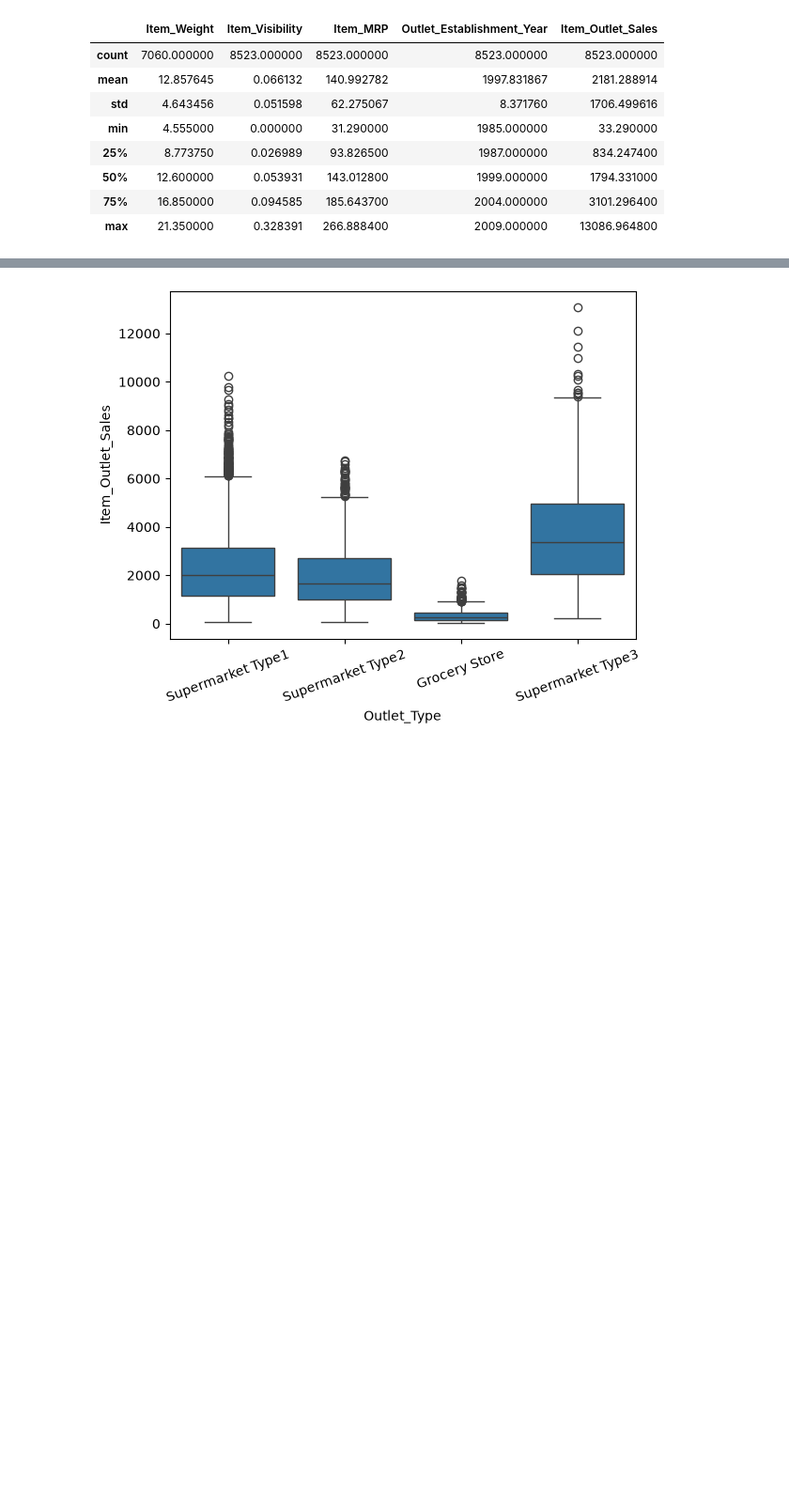
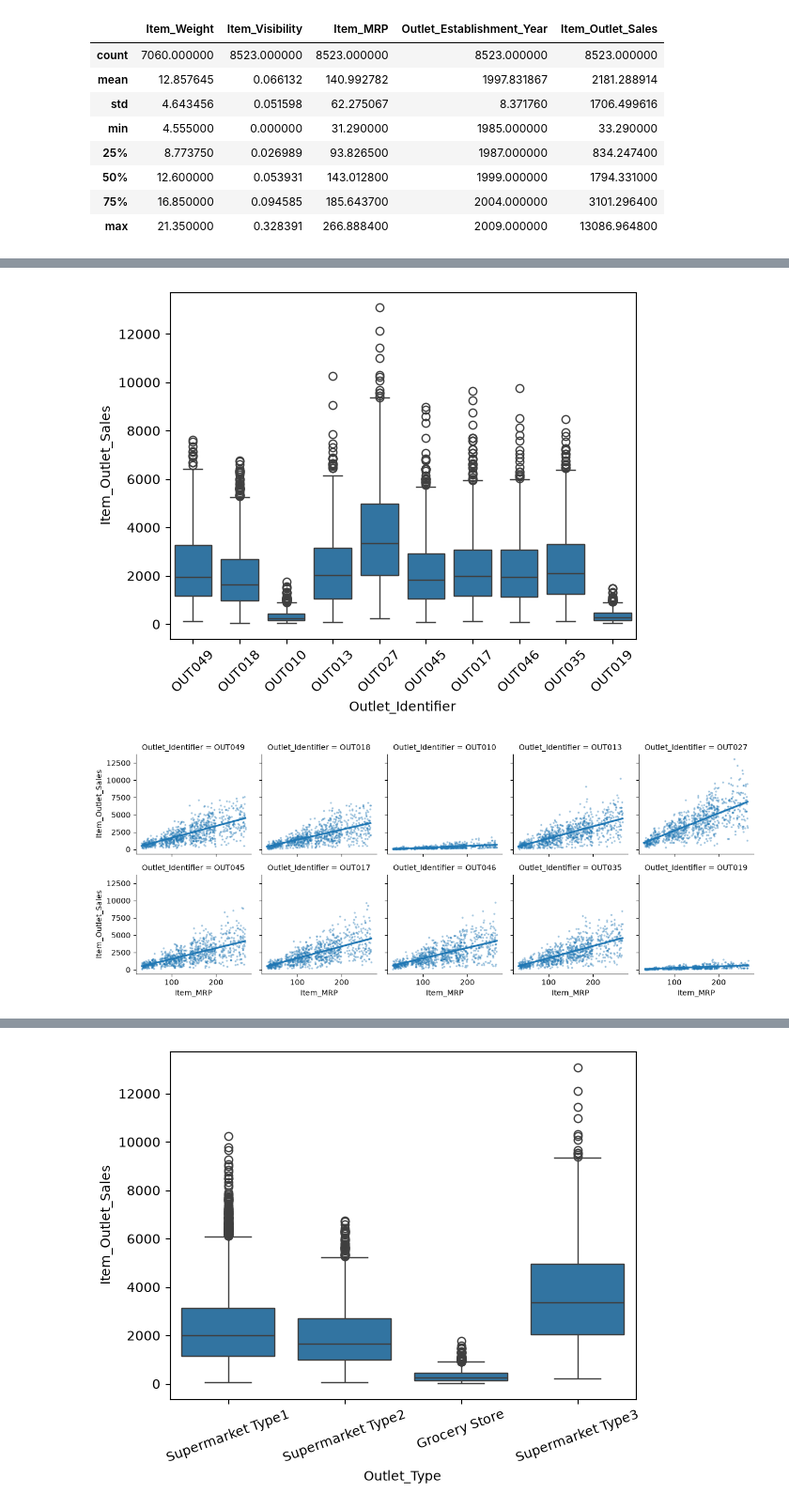
Before and after one commit to advikdivekar/statsmart, a Jupyter notebook: notebooks/01_eda.ipynb, the cells around one changed output, grey strips where cells are left out. Shown at 94% size. Saved outputs shown, nothing was run; the diff lists cells and outputs as text; code cells hidden in the pictures; blank space fills up the shorter version.

```diff
--- a/notebooks/01_eda.ipynb
+++ b/notebooks/01_eda.ipynb
@@ -346,0 +402,16 @@ plt.show()
+# %%
+sns.boxplot(x='Outlet_Identifier', y='Item_Outlet_Sales', data=df)
+plt.xticks(rotation=45)
+plt.show()
+
+# Every outlet has its own level of sales.
+
+sns.lmplot(x='Item_MRP', y='Item_Outlet_Sales', col='Outlet_Identifier', col_wrap=5, data=df,
+           scatter_kws={'s': 3, 'alpha': 0.3}, height=2.5)
+plt.savefig(root + '/outputs/figures/line_per_outlet.png', dpi=120, bbox_inches='tight')
+plt.show()
+
+# Inside each outlet, sales rise in a straight line with Item_MRP. The slope differs by outlet.
+# %% [output]
+[figure, added]
+[figure, added]
```
Also changed, not shown: parts of 55 cells of this notebook.
